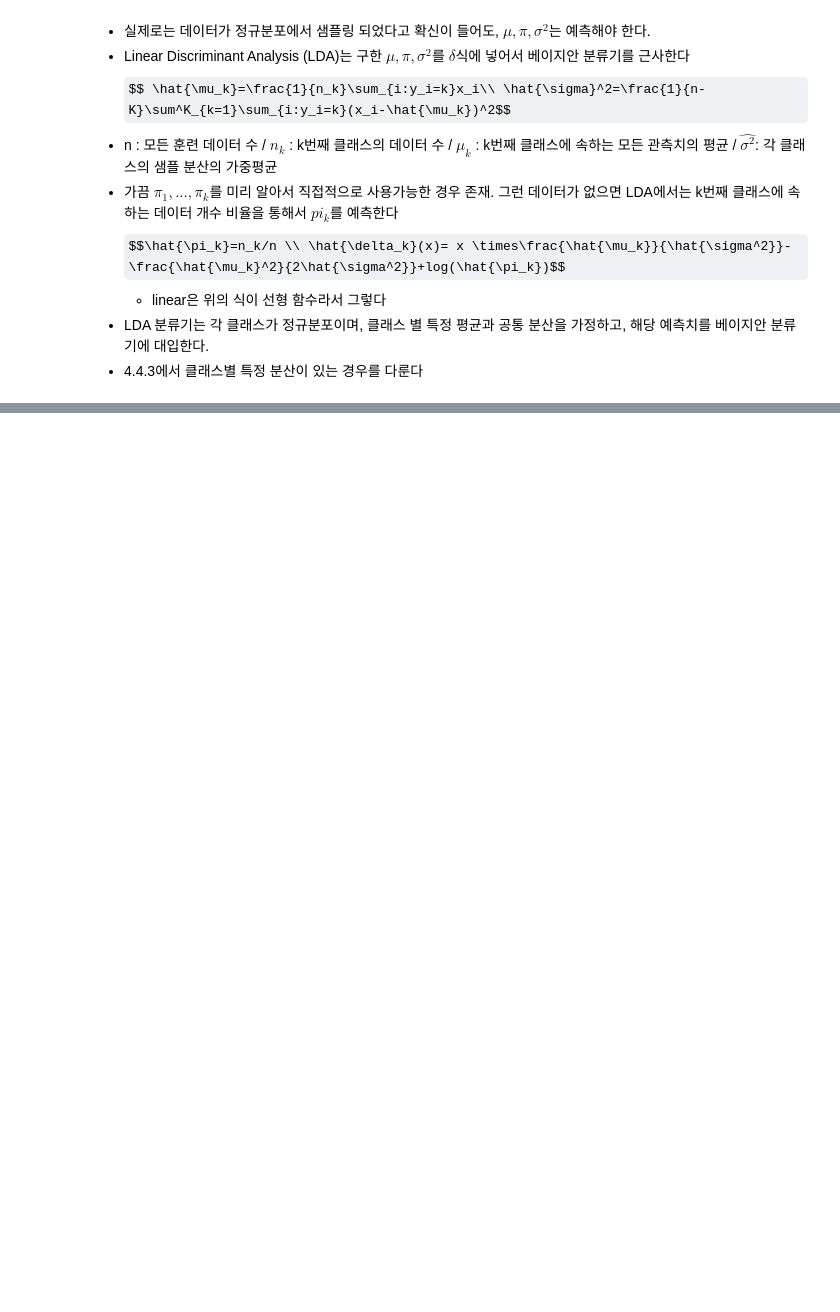
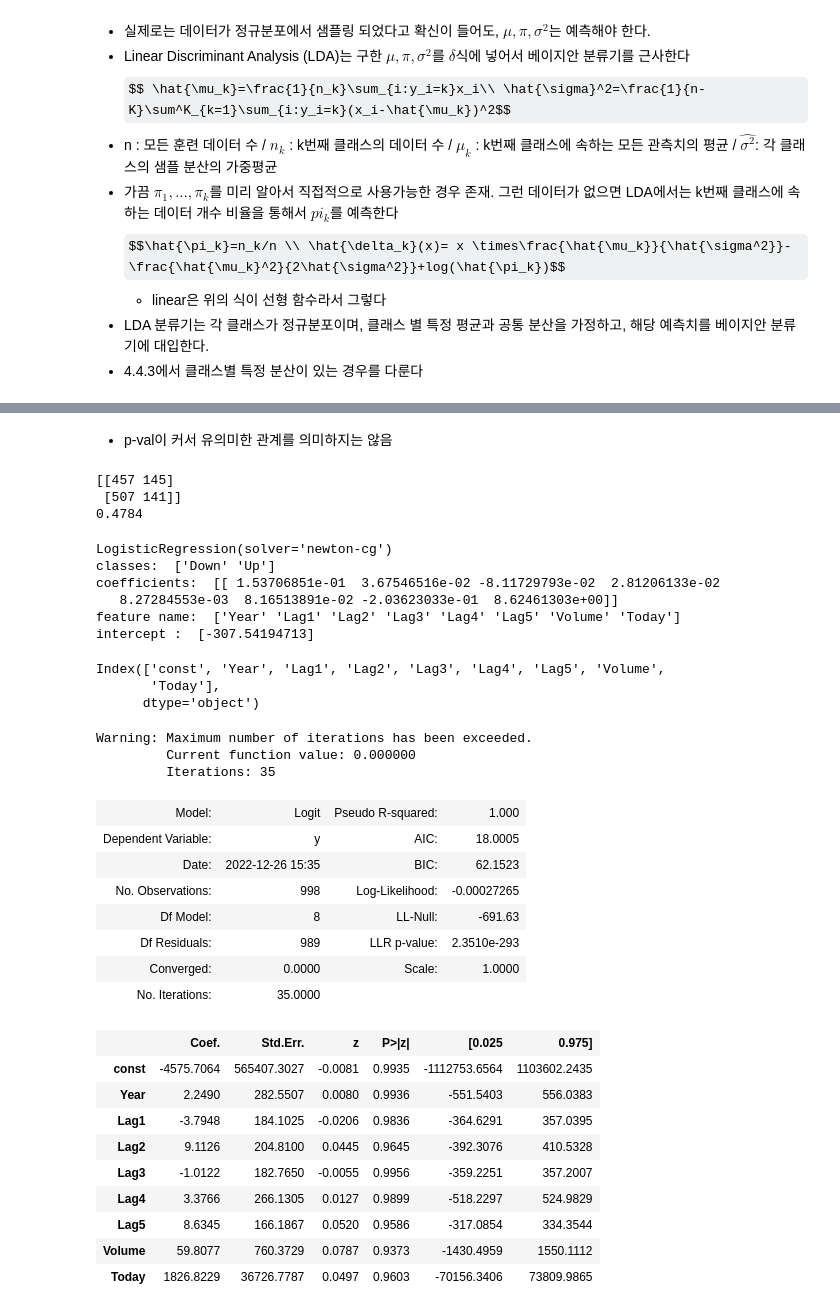
Before and after one commit to klee30810/ISLR_python, a Jupyter notebook: notebooks/4. Classification.ipynb, the cells around one changed output, grey strips where cells are left out. Saved outputs shown, nothing was run; the diff lists cells and outputs as text; code cells hidden in the pictures; some formulas as TeX source; blank space fills up the shorter version.

```diff
--- a/notebooks/4. Classification.ipynb
+++ b/notebooks/4. Classification.ipynb
@@ -87,0 +257,65 @@ $$ Pr(Y=k|X=x) = \frac{e^{\beta_{k0}+\beta_{k1}x_1+...+\beta_{kp}pX_p}}{1+\sum^{
+# %% [markdown]
+- p-val이 커서 유의미한 관계를 의미하지는 않음
+# %%
+# confusion matrix
+from sklearn.metrics import confusion_matrix
+
+stock_glm1_preds_prob = stock_glm1.predict(stock_df.loc[:, stock_df.columns != 'Direction'])
+stock_glm1_preds = [1 if prob>0.5 else 0 for prob in stock_glm1_preds_prob]
+stock_df_target = [1 if result=='Up' else 0 for result in stock_df['Direction']]
+print(confusion_matrix(y_true=stock_df_target, y_pred=stock_glm1_preds))
+print((457+141)/1250)
+# %% [output]
+[[457 145]
+ [507 141]]
+0.4784
+# %%
+# sckit-learn
+# reference : https://deep-learning-study.tistory.com/621
+
+import sklearn.linear_model as skl_lm
+stock_lg_clf = skl_lm.LogisticRegression(solver='newton-cg').fit(stock_df_train_X, stock_df_train_y)
+print(stock_lg_clf)
+print('classes: ', stock_lg_clf.classes_)
+print('coefficients: ', stock_lg_clf.coef_)
+print('feature name: ', stock_lg_clf.feature_names_in_)
+print('intercept : ', stock_lg_clf.intercept_)
+# %% [output]
+LogisticRegression(solver='newton-cg')
+classes:  ['Down' 'Up']
+coefficients:  [[ 1.53706851e-01  3.67546516e-02 -8.11729793e-02  2.81206133e-02
+   8.27284553e-03  8.16513891e-02 -2.03623033e-01  8.62461303e+00]]
+feature name:  ['Year' 'Lag1' 'Lag2' 'Lag3' 'Lag4' 'Lag5' 'Volume' 'Today']
+intercept :  [-307.54194713]
+# %%
+st
+# %% [output]
+Index(['const', 'Year', 'Lag1', 'Lag2', 'Lag3', 'Lag4', 'Lag5', 'Volume',
+       'Today'],
+      dtype='object')
+# %%
+X_train = sm.add_constant(stock_df_train_X)
+est = sm.Logit(stock_df_train_y, X_train).fit()
+est.summary2()
+# %% [output]
+Warning: Maximum number of iterations has been exceeded.
+         Current function value: 0.000000
+         Iterations: 35
+| Model: | Logit | Pseudo R-squared: | 1.000 |
+| Dependent Variable: | y | AIC: | 18.0005 |
+| Date: | 2022-12-26 15:35 | BIC: | 62.1523 |
+| No. Observations: | 998 | Log-Likelihood: | -0.00027265 |
+| Df Model: | 8 | LL-Null: | -691.63 |
+| Df Residuals: | 989 | LLR p-value: | 2.3510e-293 |
+| Converged: | 0.0000 | Scale: | 1.0000 |
+| No. Iterations: | 35.0000 |  |  |
+|  | Coef. | Std.Err. | z | P>|z| | [0.025 | 0.975] |
+| const | -4575.7064 | 565407.3027 | -0.0081 | 0.9935 | -1112753.6564 | 1103602.2435 |
+| Year | 2.2490 | 282.5507 | 0.0080 | 0.9936 | -551.5403 | 556.0383 |
+| Lag1 | -3.7948 | 184.1025 | -0.0206 | 0.9836 | -364.6291 | 357.0395 |
+| Lag2 | 9.1126 | 204.8100 | 0.0445 | 0.9645 | -392.3076 | 410.5328 |
+| Lag3 | -1.0122 | 182.7650 | -0.0055 | 0.9956 | -359.2251 | 357.2007 |
+| Lag4 | 3.3766 | 266.1305 | 0.0127 | 0.9899 | -518.2297 | 524.9829 |
+| Lag5 | 8.6345 | 166.1867 | 0.0520 | 0.9586 | -317.0854 | 334.3544 |
+| Volume | 59.8077 | 760.3729 | 0.0787 | 0.9373 | -1430.4959 | 1550.1112 |
+| Today | 1826.8229 | 36726.7787 | 0.0497 | 0.9603 | -70156.3406 | 73809.9865 |
```
Also changed, not shown: parts of 23 cells of this notebook.
